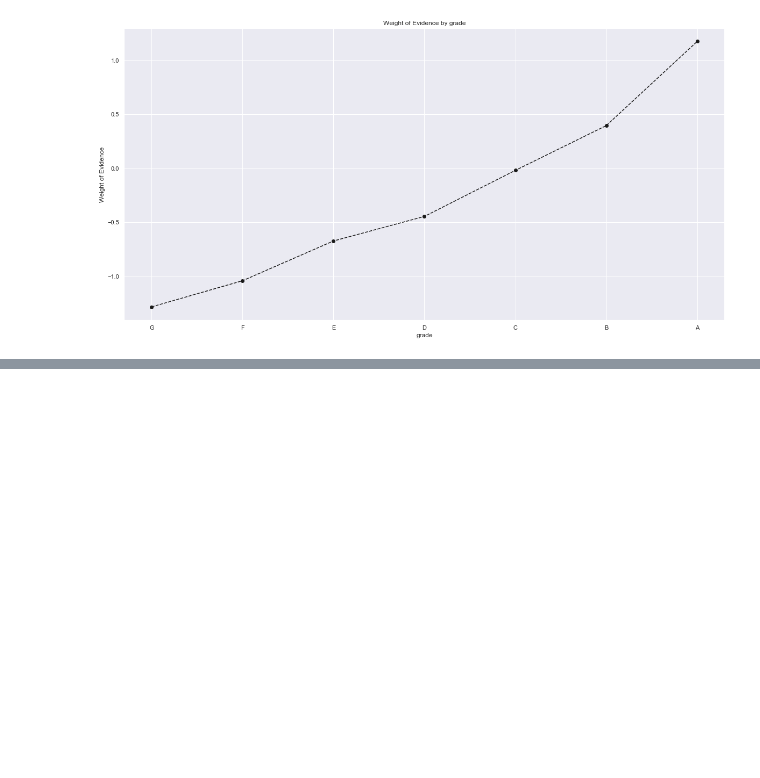
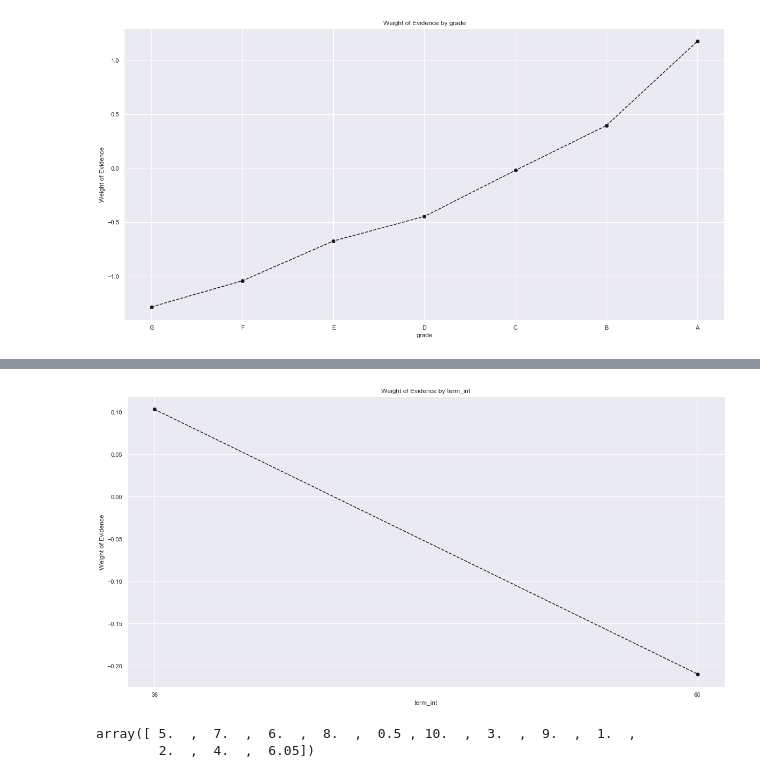
Before and after one commit to efazel/credit_analysis, a Jupyter notebook: data_preprocessing.ipynb, the cells around one changed output, grey strips where cells are left out. Saved outputs shown, nothing was run; the diff lists cells and outputs as text; code cells hidden in the pictures; blank space fills up the shorter version.

```diff
--- a/data_preprocessing.ipynb
+++ b/data_preprocessing.ipynb
@@ -418,0 +470,11 @@ plot_woe(df_temp)
+# %%
+# combine 'educational', 'small_business', 'wedding', 'renewable_energy', 'moving', and 'house'
+# combine 'otehr', 'medical', and'vacation'
+# combine 'major purchase', 'home improvement', and 'car'
+df_inputs_prepr['purpose:educ_smb_wedd_energy_mov_house'] = sum([df_inputs_prepr['purpose:educational'], df_inputs_prepr['purpose:small_business'],
+                                                                df_inputs_prepr['purpose:renewable_energy'], df_inputs_prepr['purpose:moving'],
+                                                                df_inputs_prepr['purpose:house']])
+df_inputs_prepr['purpose:other_medic_vac'] =sum([df_inputs_prepr['purpose:other'], df_inputs_prepr['purpose:medical'],
+                                                                df_inputs_prepr['purpose:vacation']])
+df_inputs_prepr['purpose:maj_improv_car'] = sum([df_inputs_prepr['purpose:major_purchase'], df_inputs_prepr['purpose:home_improvement'],
+                                                                df_inputs_prepr['purpose:car']])
@@ -418,0 +534,3 @@ plot_woe(df_temp)
+# %%
+df_temp = woe_continuous(df_inputs_prepr, 'term_int', df_targets_prepr)
+df_temp
@@ -418,0 +541,4 @@ plot_woe(df_temp)
+# %%
+plot_woe(df_temp)
+# %% [output]
+[figure, added]
@@ -418,0 +549,6 @@ plot_woe(df_temp)
+# %%
+# employment length
+df_inputs_prepr['emp_length_int'].unique()
+# %% [output]
+array([ 5.  ,  7.  ,  6.  ,  8.  ,  0.5 , 10.  ,  3.  ,  9.  ,  1.  ,
+        2.  ,  4.  ,  6.05])
```
Also changed, not shown: parts of 46 cells of this notebook.
